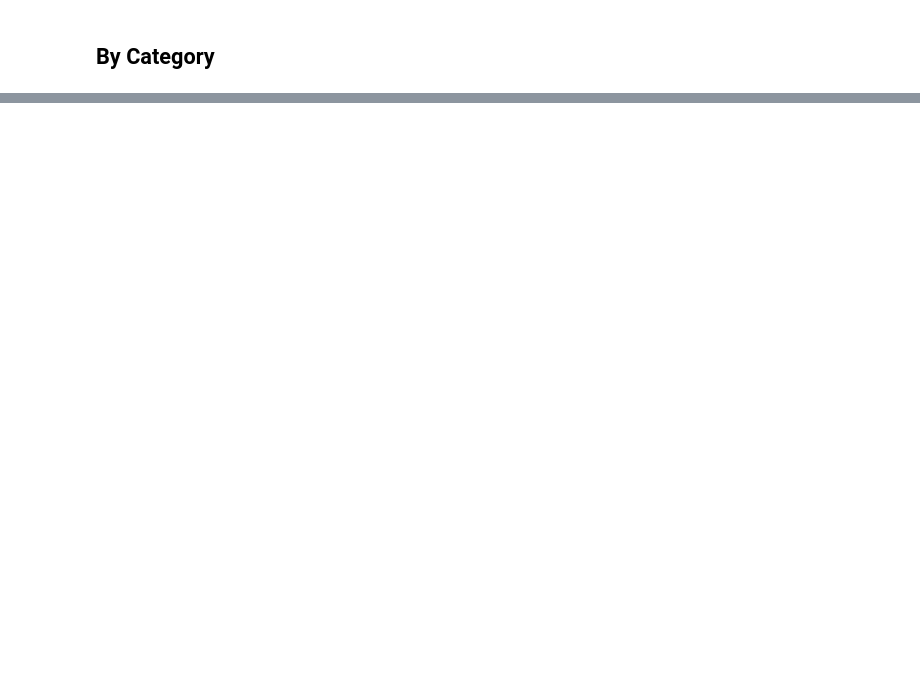
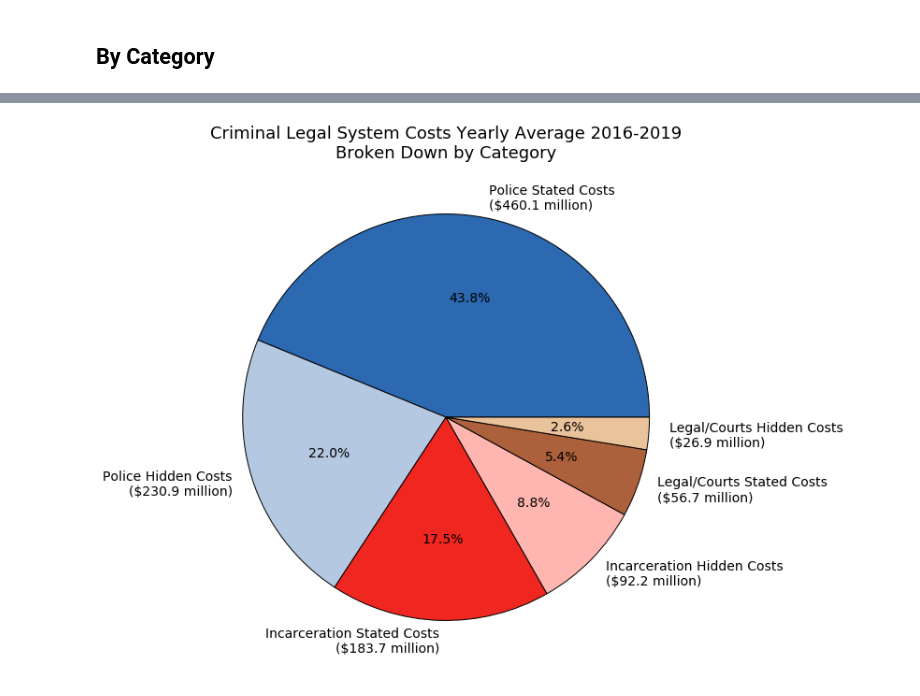
Before and after one commit to SashaWeinstein/Carceral_Budgeting, a Jupyter notebook: Results/SlideDeck_January/Pie_Charts.ipynb, the cells around one changed output, grey strips where cells are left out. Drawn from its saved outputs; the diff is of its cells as text; code cells hidden in the pictures; blank space fills up the shorter version.

```diff
--- a/Results/SlideDeck_January/Pie_Charts.ipynb
+++ b/Results/SlideDeck_January/Pie_Charts.ipynb
@@ -61,0 +67,5 @@ cost_types_SP_mean.loc["Hidden Payroll Costs"]
+# %%
+category_SH_pie = Category_Pie_SH("Criminal Legal System Costs Yearly Average 2016-2019\nBroken Down by Category")
+category_SH_pie.savefig("Category_Pie_SH.png")
+# %% [output]
+[figure, added]
```
Also changed, not shown: parts of 11 cells of this notebook, 9 other files.
